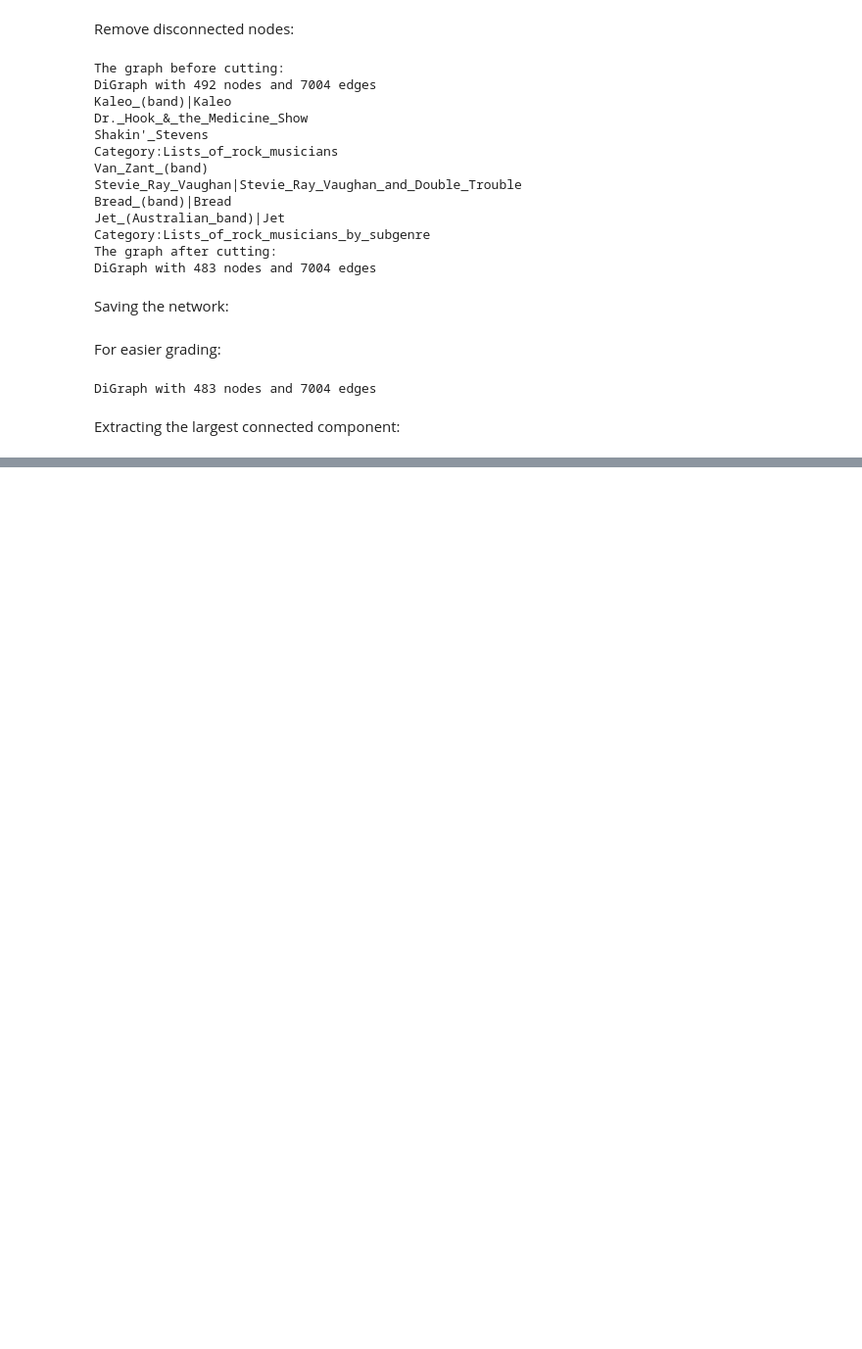
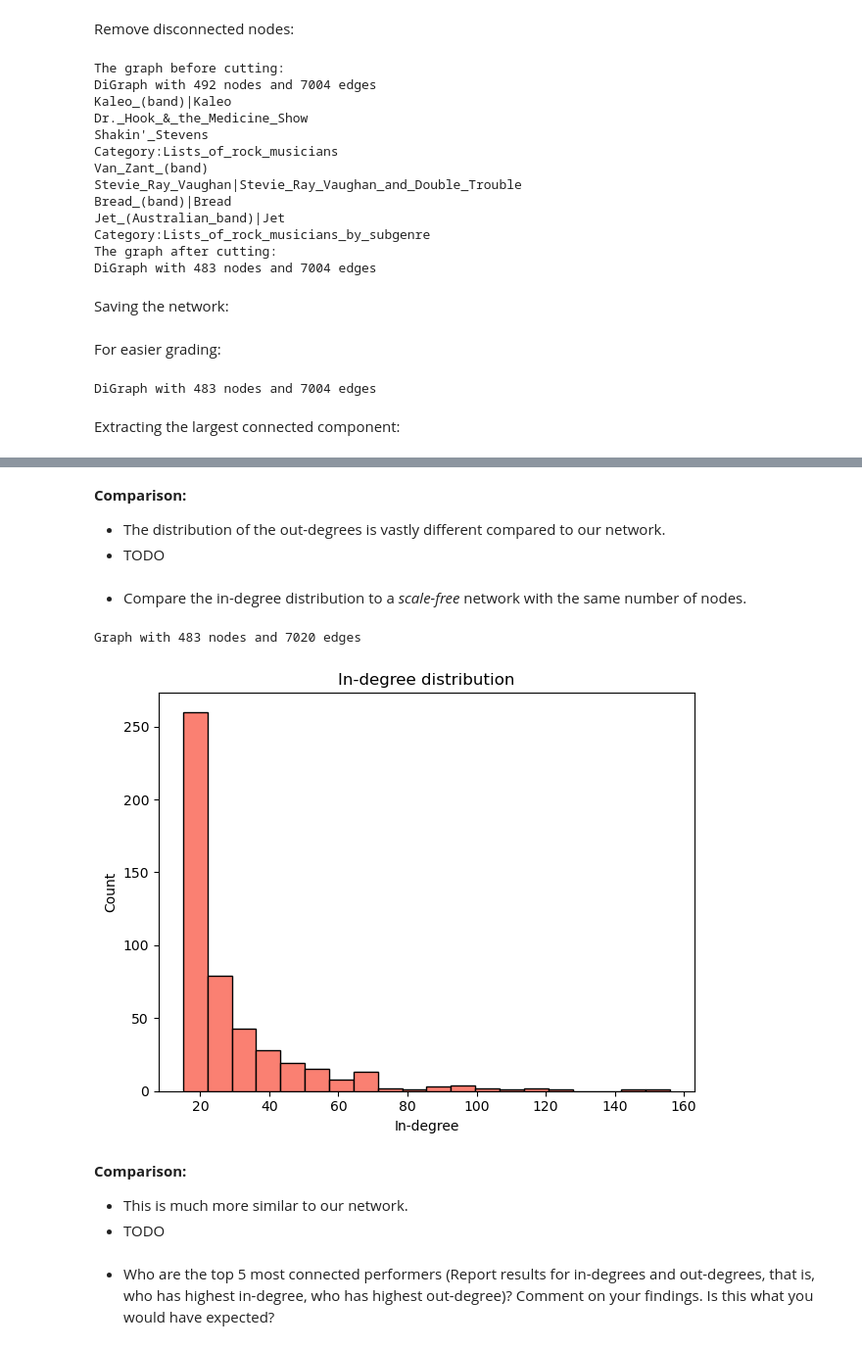
Before and after one commit to hoboldi/Social-Graphs-and-Interactions, a Jupyter notebook: Assignment1.ipynb, the cells around one changed output, grey strips where cells are left out. Shown at 98% size. Saved outputs shown, nothing was run; the diff lists cells and outputs as text; code cells hidden in the pictures; blank space fills up the shorter version.

```diff
--- a/Assignment1.ipynb
+++ b/Assignment1.ipynb
@@ -211,0 +305,34 @@ LCG = max(nx.weakly_connected_components(G), key=len)
+# %% [markdown]
+**Comparison:**
+- The distribution of the out-degrees is vastly different compared to our network.
+- TODO
+# %% [markdown]
+- Compare the in-degree distribution to a *scale-free* network with the same number of nodes.
+# %%
+n = LCG.number_of_nodes()
+m = LCG.number_of_edges()/LCG.number_of_nodes()
+
+scale_free = nx.barabasi_albert_graph(n=n, m=int(round(m)))
+print(scale_free)
+
+in_degrees  = [d for _, d in scale_free.degree()]
+
+plt.figure(figsize=(12,5))
+
+plt.subplot(1,2,2)
+plt.hist(in_degrees, bins=20, color="salmon", edgecolor="black")
+plt.title("In-degree distribution")
+plt.xlabel("In-degree")
+plt.ylabel("Count")
+
+plt.tight_layout()
+plt.show()
+# %% [output]
+Graph with 483 nodes and 7020 edges
+[figure, added]
+# %% [markdown]
+**Comparison:**
+- This is much more similar to our network.
+- TODO
+# %% [markdown]
+- Who are the top 5 most connected performers (Report results for in-degrees and out-degrees, that is, who has highest in-degree, who has highest out-degree)? Comment on your findings. Is this what you would have expected?
```
Also changed, not shown: parts of 14 cells of this notebook.
